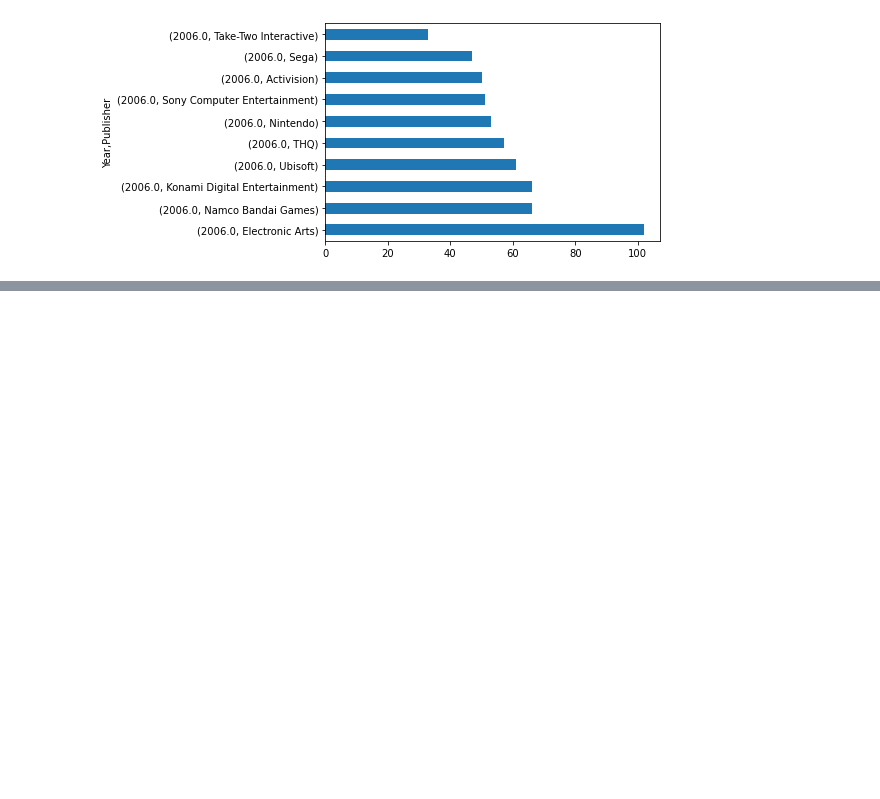
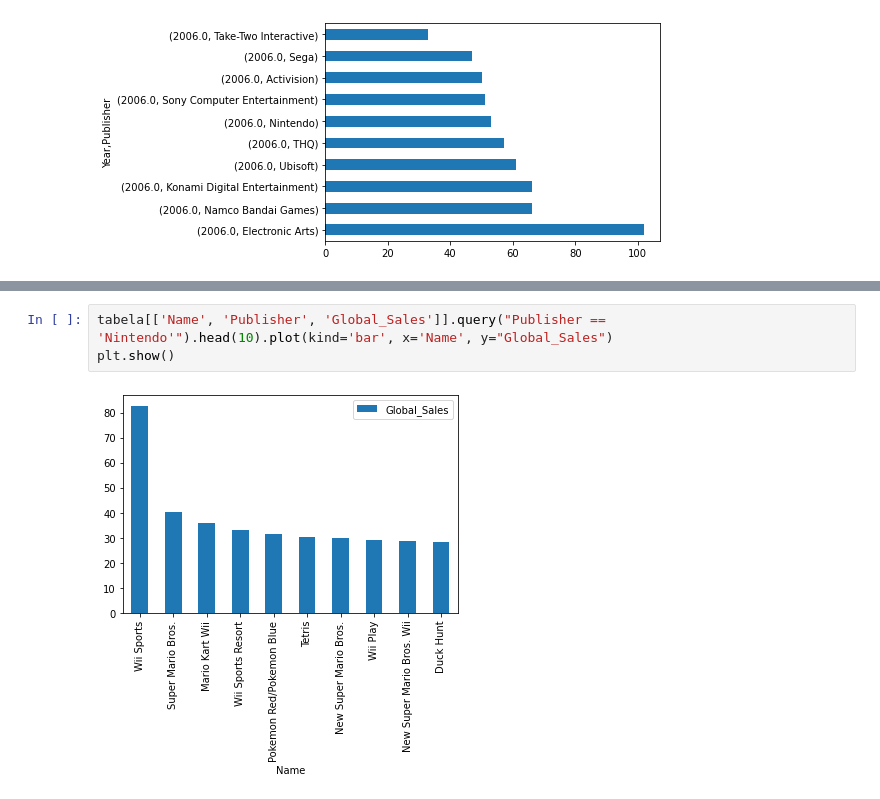
Before and after one commit to DevRaphael7/exercicios_matplotlib, a Jupyter notebook: 005 - Venda de jogos 1980 a 2016.ipynb, the cells around one changed output, grey strips where cells are left out. Saved outputs shown, nothing was run; the diff lists cells and outputs as text; blank space fills up the shorter version.

```diff
--- a/005 - Venda de jogos 1980 a 2016.ipynb
+++ b/005 - Venda de jogos 1980 a 2016.ipynb
@@ -390,0 +416,5 @@ tabela[['Year', 'Publisher']].query("Year == '2006'").sort_values(by= 'Year' ,as
+# %%
+tabela[['Name', 'Publisher', 'Global_Sales']].query("Publisher == 'Nintendo'").head(10).plot(kind='bar', x='Name', y="Global_Sales")
+plt.show()
+# %% [output]
+[figure, added]
```
Also changed, not shown: parts of 4 cells of this notebook, 7 other files.
